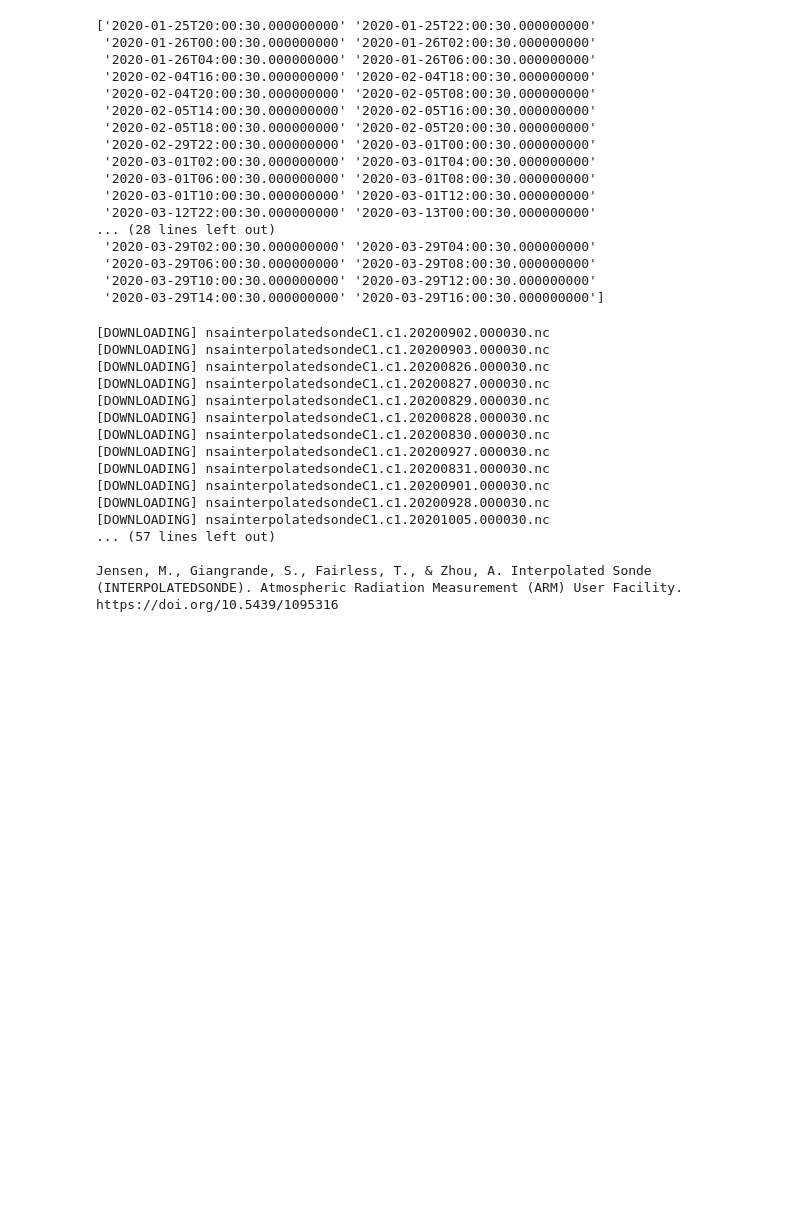
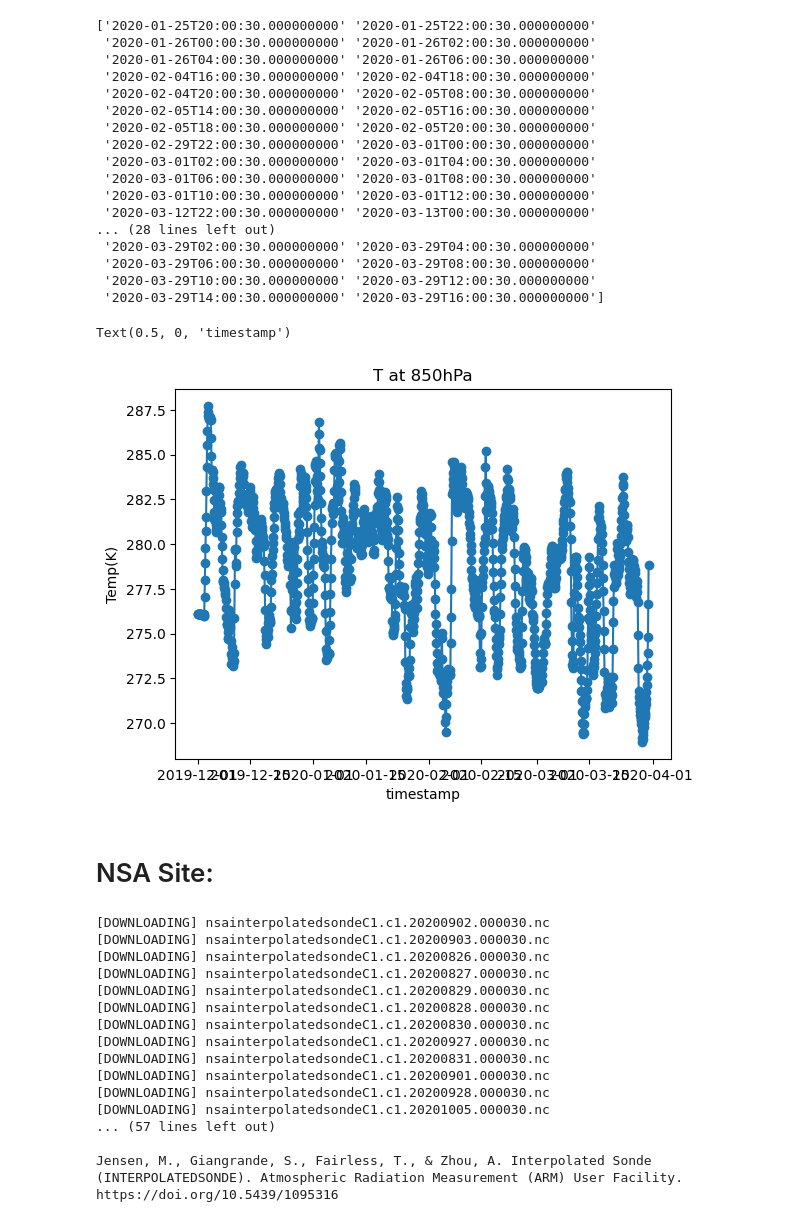
Before and after one commit to snsharma25/ARM-2024-high-latitude, a Jupyter notebook: notebooks/CAO_Identification.ipynb, the cells around one changed output. Drawn from its saved outputs; the diff is of its cells as text; code cells hidden in the pictures; blank space fills up the shorter version.

```diff
--- a/notebooks/CAO_Identification.ipynb
+++ b/notebooks/CAO_Identification.ipynb
@@ -11,7 +11,7 @@ username = 'hseppala'
 
 # Set the datastream and start/enddates
 datastream = 'anxinterpolatedsondeM1.c1'
-startdate = '2019-03-01'
+startdate = '2019-12-01'
 enddate = '2020-03-31'
 
 # Use ACT to easily download the data.  Watch for the data citation!  Show some support
@@ -115,16 +115,18 @@ anxinterpolatedsondeM1.c1
 _arm_standards_flag :
 1
 # %%
-t = range(0,174240,120)
+t = range(0,174240,120) #The 120 is a 2 hour step; can make finer
 t_strong_ind = []
 t_weak_ind = []
+M = []
 for i in t:
-    if not np.isnan(ds['bar_pres'][i,:].values).all():
+    if not np.isnan(ds['bar_pres'][i,:].values).all(): #checks if all nan
         h = np.nanargmin(np.abs(ds['bar_pres'][i,:].values-85))
         if ds['potential_temp'][i,h] < 270.15:
             t_strong_ind.append(i)
         elif ds['potential_temp'][i,h] < 272.15:
             t_weak_ind.append(i)
+    M.append(ds['potential_temp'][i,h])
 # %%
 print(ds['time'][t_weak_ind].values)
 print(ds['time'][t_strong_ind].values)
@@ -146,6 +148,17 @@ print(ds['time'][t_strong_ind].values)
  '2020-03-29T06:00:30.000000000' '2020-03-29T08:00:30.000000000'
  '2020-03-29T10:00:30.000000000' '2020-03-29T12:00:30.000000000'
  '2020-03-29T14:00:30.000000000' '2020-03-29T16:00:30.000000000']
+# %%
+fig,ax = plt.subplots()
+ax.plot(ds['time'][t],M,'o-')
+ax.set_title('T at 850hPa')
+ax.set_ylabel('Temp(K)')
+ax.set_xlabel('timestamp')
+# %% [output]
+Text(0.5, 0, 'timestamp')
+[figure, added]
+# %% [markdown]
+# NSA Site:
 # %%
 datastream = 'nsainterpolatedsondeC1.c1'
 startdate = '2020-08-01'
```
Also changed, not shown: parts of 4 cells of this notebook.
